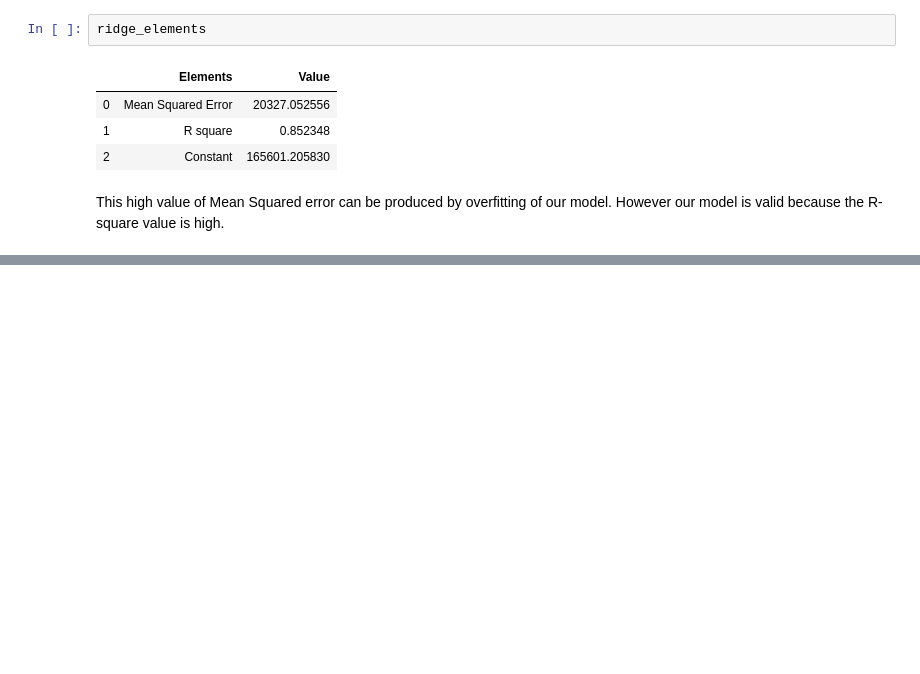
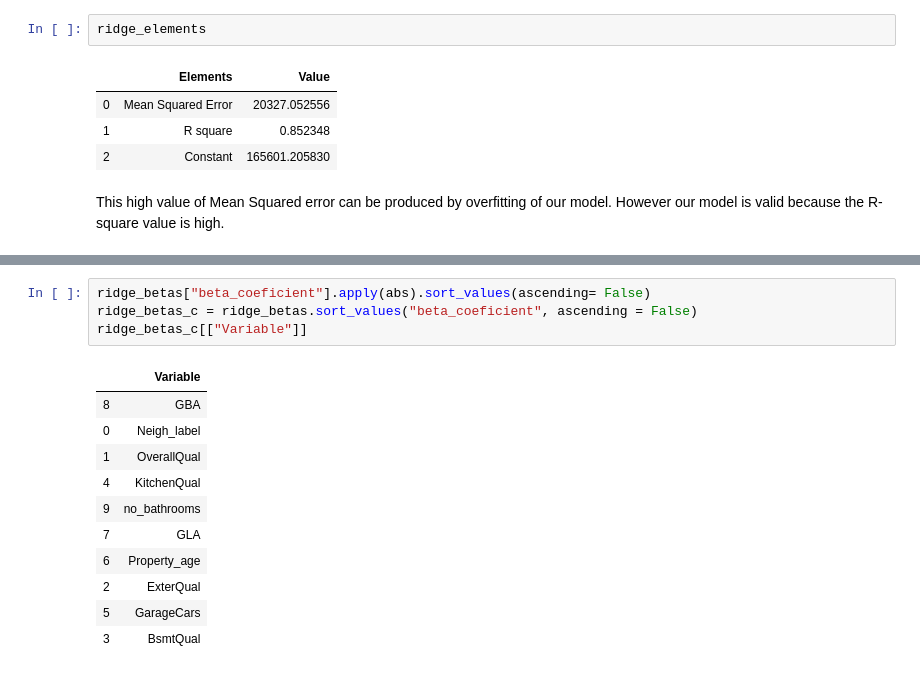
Before and after one commit to fabi-cast/data-ber-10-19, a Jupyter notebook: module-2_projects/statistical-analysis-project/your-code/StatAnal.ipynb, the cells around one changed output, grey strips where cells are left out. Drawn from its saved outputs; the diff is of its cells as text; blank space fills up the shorter version.

```diff
--- a/module-2_projects/statistical-analysis-project/your-code/StatAnal.ipynb
+++ b/module-2_projects/statistical-analysis-project/your-code/StatAnal.ipynb
@@ -952,0 +957,16 @@ This high value of Mean Squared error can be produced by overfitting of our mode
+# %%
+ridge_betas["beta_coeficient"].apply(abs).sort_values(ascending= False)
+ridge_betas_c = ridge_betas.sort_values("beta_coeficient", ascending = False)
+ridge_betas_c[["Variable"]]
+# %% [output]
+|  | Variable |
+| 8 | GBA |
+| 0 | Neigh_label |
+| 1 | OverallQual |
+| 4 | KitchenQual |
+| 9 | no_bathrooms |
+| 7 | GLA |
+| 6 | Property_age |
+| 2 | ExterQual |
+| 5 | GarageCars |
+| 3 | BsmtQual |
```
Also changed, not shown: parts of 1 cell of this notebook.
